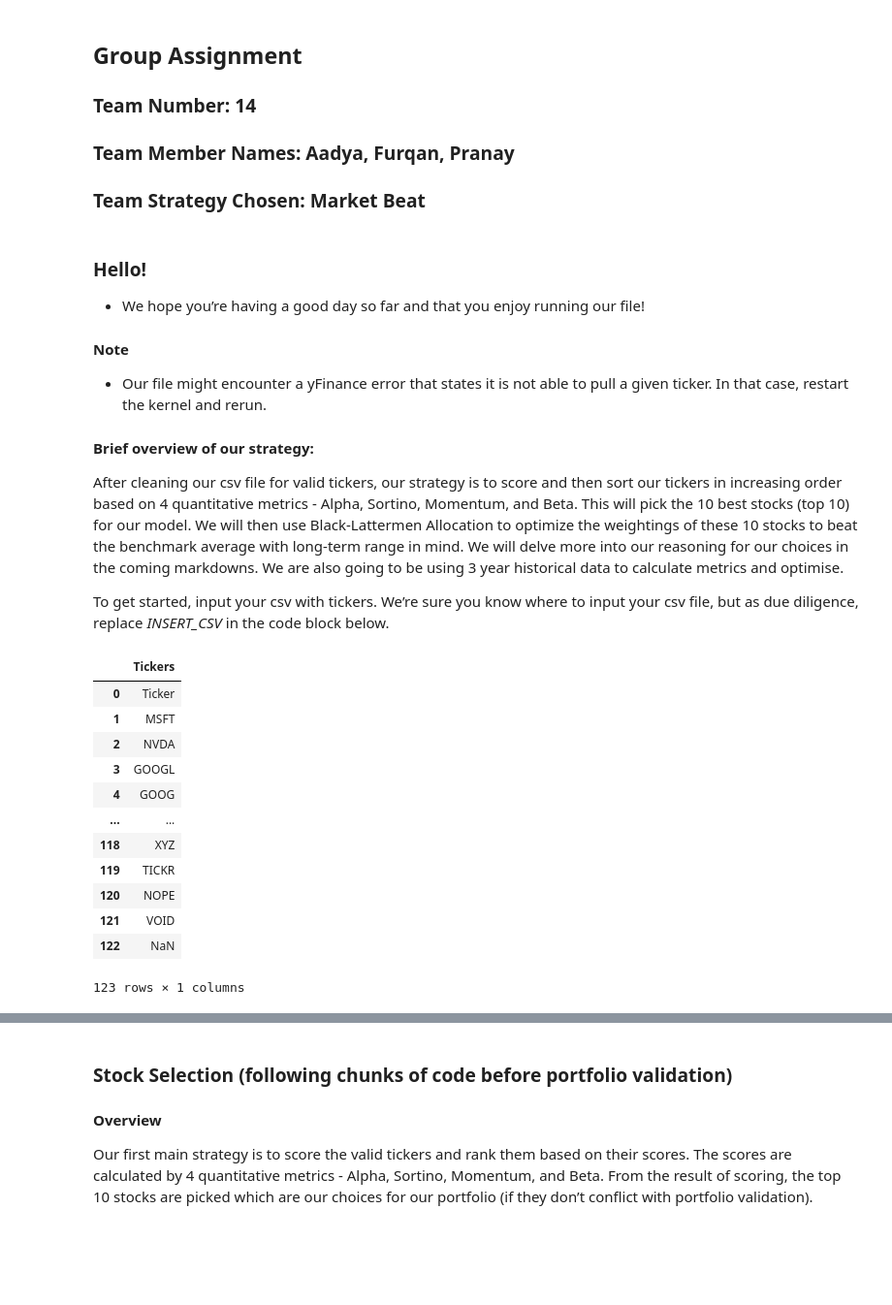
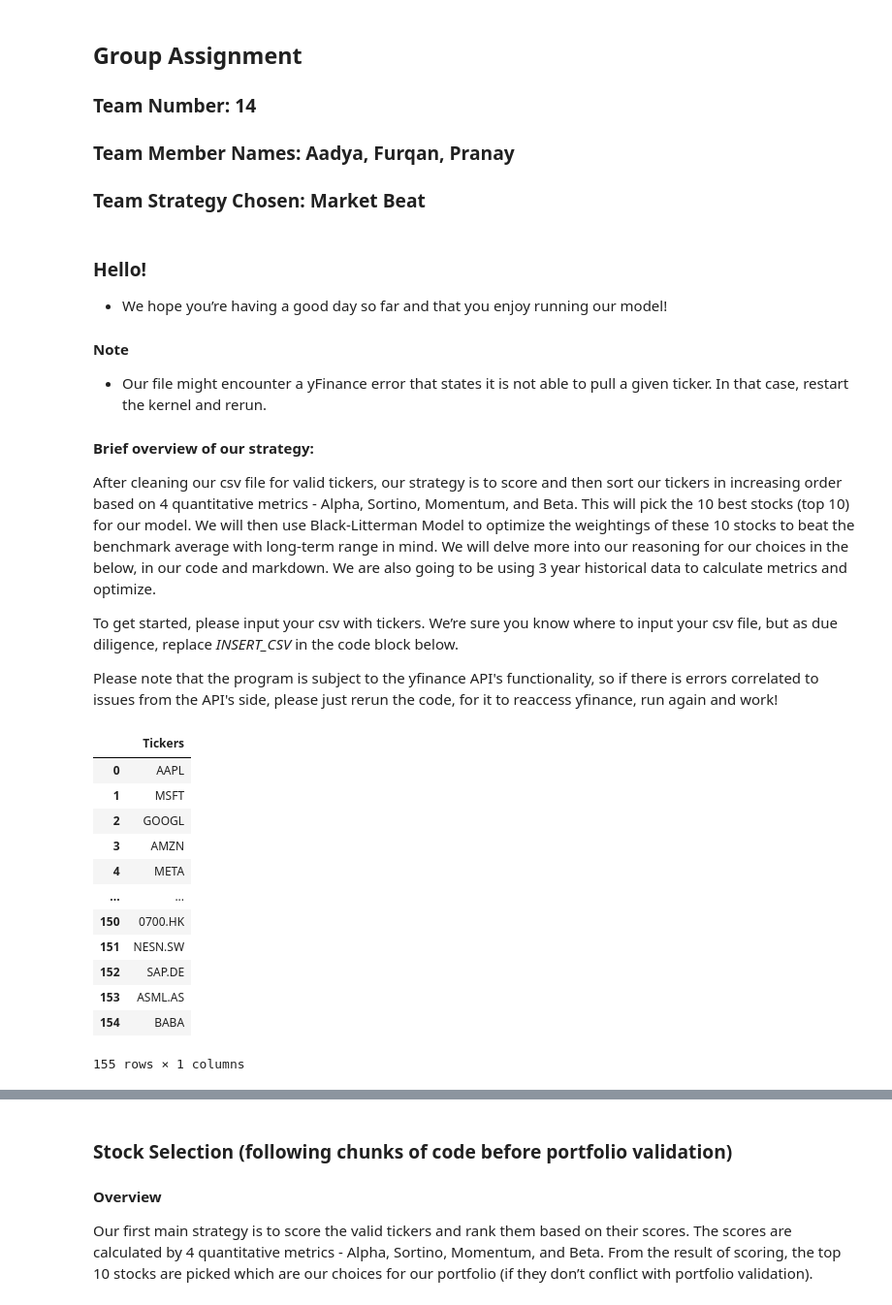
Before and after one commit to aadya-khanna/cfm-team-assignment, a Jupyter notebook: Team_14_Assignment.ipynb, the cells around one changed output, grey strips where cells are left out. Shown at 97% size. Drawn from its saved outputs; the diff is of its cells as text; code cells hidden in the pictures; blank space fills up the shorter version.

```diff
--- a/Team_14_Assignment.ipynb
+++ b/Team_14_Assignment.ipynb
@@ -30,34 +33,36 @@ from pypfopt import BlackLittermanModel
 ### Team Strategy Chosen: Market Beat
 # %% [markdown]
 ### Hello!
-- We hope you’re having a good day so far and that you enjoy running our file!
+- We hope you’re having a good day so far and that you enjoy running our model!
 
 #### Note
  - Our file might encounter a yFinance error that states it is not able to pull a given ticker. In that case, restart the kernel and rerun.
 
 #### Brief overview of our strategy:
 
-After cleaning our csv file for valid tickers, our strategy is to score and then sort our tickers in increasing order based on 4 quantitative metrics - Alpha, Sortino, Momentum, and Beta. This will pick the 10 best stocks (top 10) for our model. We will then use Black-Lattermen Allocation to optimize the weightings of these 10 stocks to beat the benchmark average with long-term range in mind. We will delve more into our reasoning for our choices in the coming markdowns. We are also going to be using 3 year historical data to calculate metrics and optimise.
+After cleaning our csv file for valid tickers, our strategy is to score and then sort our tickers in increasing order based on 4 quantitative metrics - Alpha, Sortino, Momentum, and Beta. This will pick the 10 best stocks (top 10) for our model. We will then use Black-Litterman Model to optimize the weightings of these 10 stocks to beat the benchmark average with long-term range in mind. We will delve more into our reasoning for our choices in the below, in our code and markdown. We are also going to be using 3 year historical data to calculate metrics and optimize.
 
-To get started, input your csv with tickers. We’re sure you know where to input your csv file, but as due diligence, replace _INSERT_CSV_ in the code block below.
+To get started, please input your csv with tickers. We’re sure you know where to input your csv file, but as due diligence, replace _INSERT_CSV_ in the code block below.
+
+Please note that the program is subject to the yfinance API's functionality, so if there is errors correlated to issues from the API's side, please just rerun the code, for it to reaccess yfinance, run again and work!
 # %%
 
-input_tickers = pd.read_csv("Tickers_Example100.csv", names=['Tickers']) #OR any other CSV file with tickers in it
+input_tickers = pd.read_csv("INSERT_CSV_HERE", names=['Tickers']) #OR any other CSV file with tickers in it
 input_tickers
 # %% [output]
 |  | Tickers |
-| 0 | Ticker |
+| 0 | AAPL |
 | 1 | MSFT |
-| 2 | NVDA |
-| 3 | GOOGL |
-| 4 | GOOG |
+| 2 | GOOGL |
+| 3 | AMZN |
+| 4 | META |
 | ... | ... |
-| 118 | XYZ |
-| 119 | TICKR |
-| 120 | NOPE |
-| 121 | VOID |
-| 122 | NaN |
+| 150 | 0700.HK |
+| 151 | NESN.SW |
+| 152 | SAP.DE |
+| 153 | ASML.AS |
+| 154 | BABA |
-123 rows × 1 columns
+155 rows × 1 columns
 # %%
 ## PRELIMINARY DATA PROCESSING
 ## AND INPUT PROCESSING
```
Also changed, not shown: parts of 20 cells of this notebook, 2 other files.
